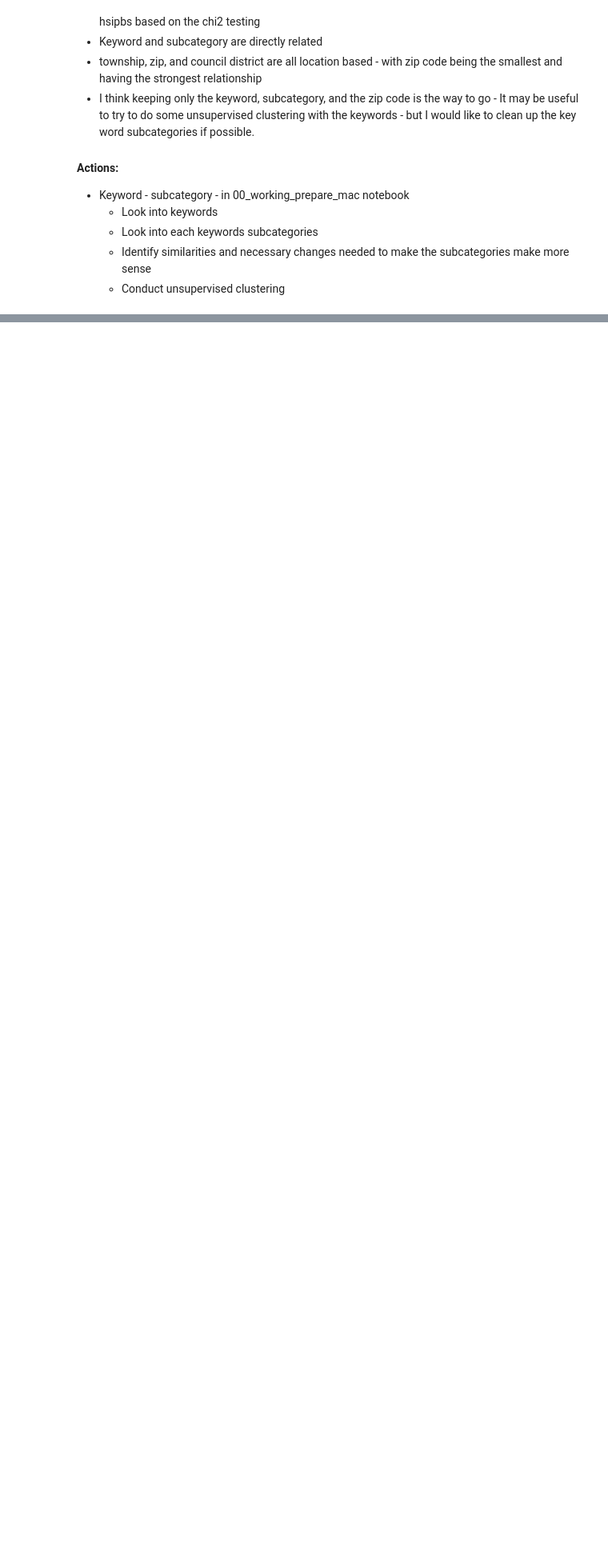
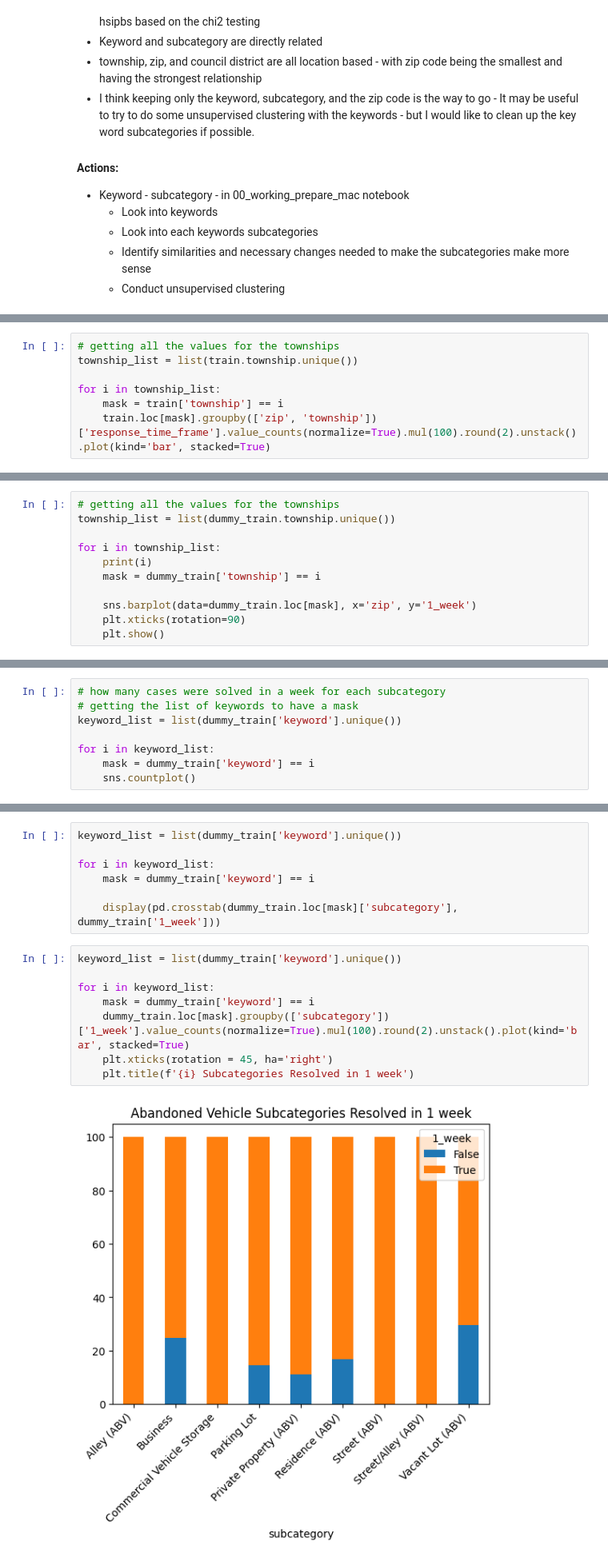
Before and after one commit to aaron-mv-moore/indy-action-time, a Jupyter notebook: work-notebooks/01_working_explore.ipynb, the cells around one changed output, grey strips where cells are left out. Shown at 80% size. Saved outputs shown, nothing was run; the diff lists cells and outputs as text; blank space fills up the shorter version.

```diff
--- a/work-notebooks/01_working_explore.ipynb
+++ b/work-notebooks/01_working_explore.ipynb
@@ -513,0 +602,7 @@ fs_columns
+# %%
+# getting all the values for the townships
+township_list = list(train.township.unique())
+
+for i in township_list:
+    mask = train['township'] == i
+    train.loc[mask].groupby(['zip', 'township'])['response_time_frame'].value_counts(normalize=True).mul(100).round(2).unstack().plot(kind='bar', stacked=True)
@@ -513,0 +615,11 @@ fs_columns
+# %%
+# getting all the values for the townships
+township_list = list(dummy_train.township.unique())
+
+for i in township_list:
+    print(i)
+    mask = dummy_train['township'] == i
+
+    sns.barplot(data=dummy_train.loc[mask], x='zip', y='1_week')
+    plt.xticks(rotation=90)
+    plt.show()
@@ -513,0 +651,8 @@ fs_columns
+# %%
+# how many cases were solved in a week for each subcategory
+# getting the list of keywords to have a mask
+keyword_list = list(dummy_train['keyword'].unique())
+
+for i in keyword_list:
+    mask = dummy_train['keyword'] == i
+    sns.countplot()
@@ -513,0 +665,17 @@ fs_columns
+# %%
+keyword_list = list(dummy_train['keyword'].unique())
+
+for i in keyword_list:
+    mask = dummy_train['keyword'] == i
+
+    display(pd.crosstab(dummy_train.loc[mask]['subcategory'], dummy_train['1_week']))
+# %%
+keyword_list = list(dummy_train['keyword'].unique())
+
+for i in keyword_list:
+    mask = dummy_train['keyword'] == i
+    dummy_train.loc[mask].groupby(['subcategory'])['1_week'].value_counts(normalize=True).mul(100).round(2).unstack().plot(kind='bar', stacked=True)
+    plt.xticks(rotation = 45, ha='right')
+    plt.title(f'{i} Subcategories Resolved in 1 week')
+# %% [output]
+[figure, added]
```
Also changed, not shown: parts of 28 cells of this notebook, 2 other files.
